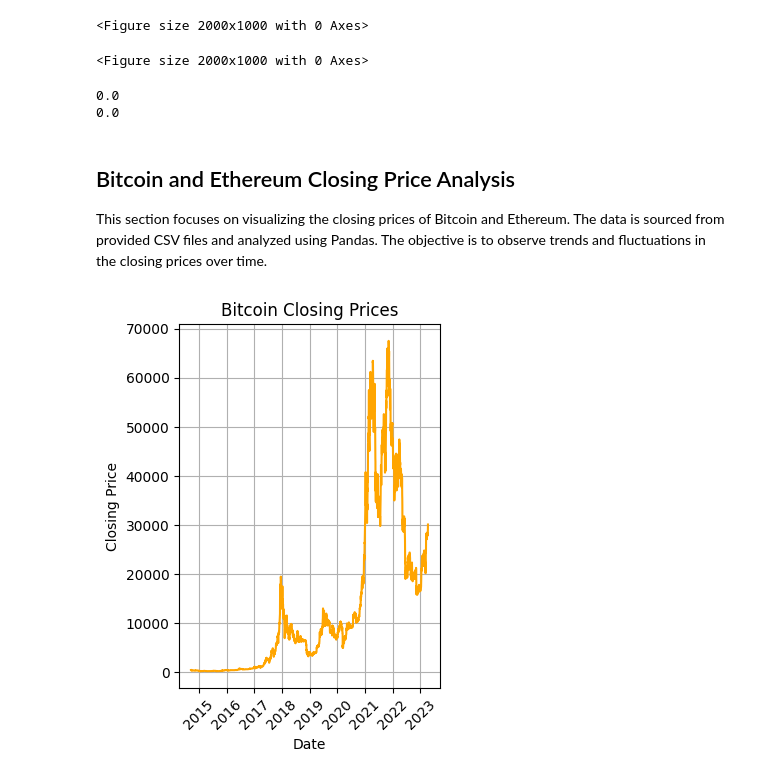
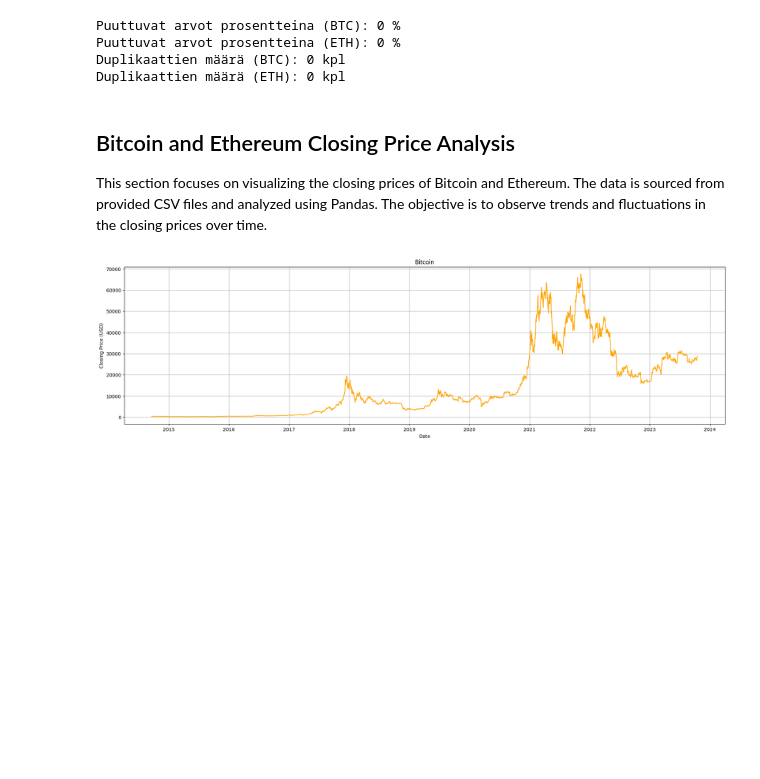
Before and after one commit to awonfs/analysoinnin_perusteet_2023, a Jupyter notebook: BitcoinProjectWork.ipynb, the cells around one changed output. Saved outputs shown, nothing was run; the diff lists cells and outputs as text; code cells hidden in the pictures; blank space fills up the shorter version.

Commit message:
Added data to csv files & added 2023 price charts

```diff
--- a/BitcoinProjectWork.ipynb
+++ b/BitcoinProjectWork.ipynb
@@ -15,15 +15,13 @@ ethereum_data = pd.read_csv(ethereum_file_path)
 bitcoin_data['Date'] = pd.to_datetime(bitcoin_data['Date'])
 ethereum_data['Date'] = pd.to_datetime(ethereum_data['Date'])
 
+# Rajoita data vuoteen 2023
+btc_2023 = bitcoin_data[(bitcoin_data['Date'] >= '2023-01-01') & (bitcoin_data['Date'] <= '2023-12-31')]
+eth_2023 = ethereum_data[(ethereum_data['Date'] >= '2023-01-01') & (ethereum_data['Date'] <= '2023-12-31')]
+
 # Asetetaan 'Date' sarakkeen indeksiksi
 bitcoin_data.set_index('Date', inplace=True)
 ethereum_data.set_index('Date', inplace=True)
-
-# Luodaan uusi dataframe, jossa on vain 'Close' sarakkeet
-plt.figure(figsize=(20, 10))
-# %% [output]
-<Figure size 2000x1000 with 0 Axes>
-<Figure size 2000x1000 with 0 Axes>
 # %%
 # Selvitä puuttuvat arvot
 missing_values_count_btc = bitcoin_data.isnull().sum()
@@ -36,27 +34,36 @@ total_missing_btc = missing_values_count_btc.sum()
 total_missing_eth = missing_values_count_eth.sum()
 per_of_missing_data_btc = (total_missing_btc/total_cells_btc) * 100
 per_of_missing_data_eth = (total_missing_eth/total_cells_eth) * 100
-print(per_of_missing_data_btc)
-print(per_of_missing_data_eth)
+print("Puuttuvat arvot prosentteina (BTC):",int(per_of_missing_data_btc), "%")
+print("Puuttuvat arvot prosentteina (ETH):",int(per_of_missing_data_eth), "%")
+
+# Näytä duplikaatit
+bitcoin_duplicates = bitcoin_data.duplicated().sum()
+ethereum_duplicates = ethereum_data.duplicated().sum()
+
+print("Duplikaattien määrä (BTC):", bitcoin_duplicates,"kpl")
+print("Duplikaattien määrä (ETH):", ethereum_duplicates,"kpl")
 # %% [output]
-0.0
-0.0
+Puuttuvat arvot prosentteina (BTC): 0 %
+Puuttuvat arvot prosentteina (ETH): 0 %
+Duplikaattien määrä (BTC): 0 kpl
+Duplikaattien määrä (ETH): 0 kpl
 # %% [markdown]
 ## Bitcoin and Ethereum Closing Price Analysis
 
 This section focuses on visualizing the closing prices of Bitcoin and Ethereum. The data is sourced from provided CSV files and analyzed using Pandas. The objective is to observe trends and fluctuations in the closing prices over time.
 # %%
+
 # Bitcoin
+plt.figure(figsize=(50, 6))
 plt.subplot(1, 2, 1)
 plt.plot(bitcoin_data['Close'], label='Bitcoin', color='orange')
-plt.title('Bitcoin Closing Prices')
+plt.title('Bitcoin')
 plt.xlabel('Date')
-plt.ylabel('Closing Price')
+plt.ylabel('Closing Price (USD)')
 plt.grid(True)
-plt.xticks(rotation=45)
-plt.tight_layout()
 plt.show()
 # %% [output]
-[figure, old version]
+[figure, new version]
 # %%
 # Ethereum
```
Also changed, not shown: parts of 4 cells of this notebook, 2 other files.
